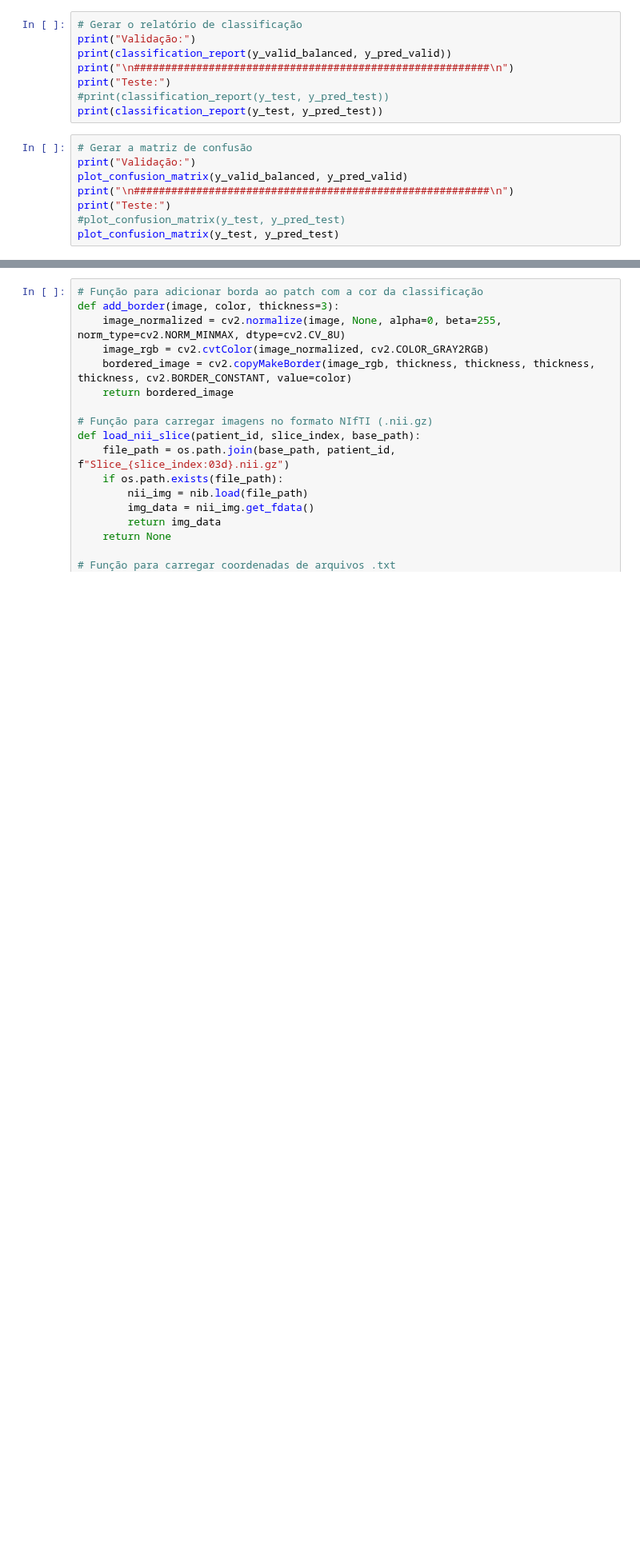
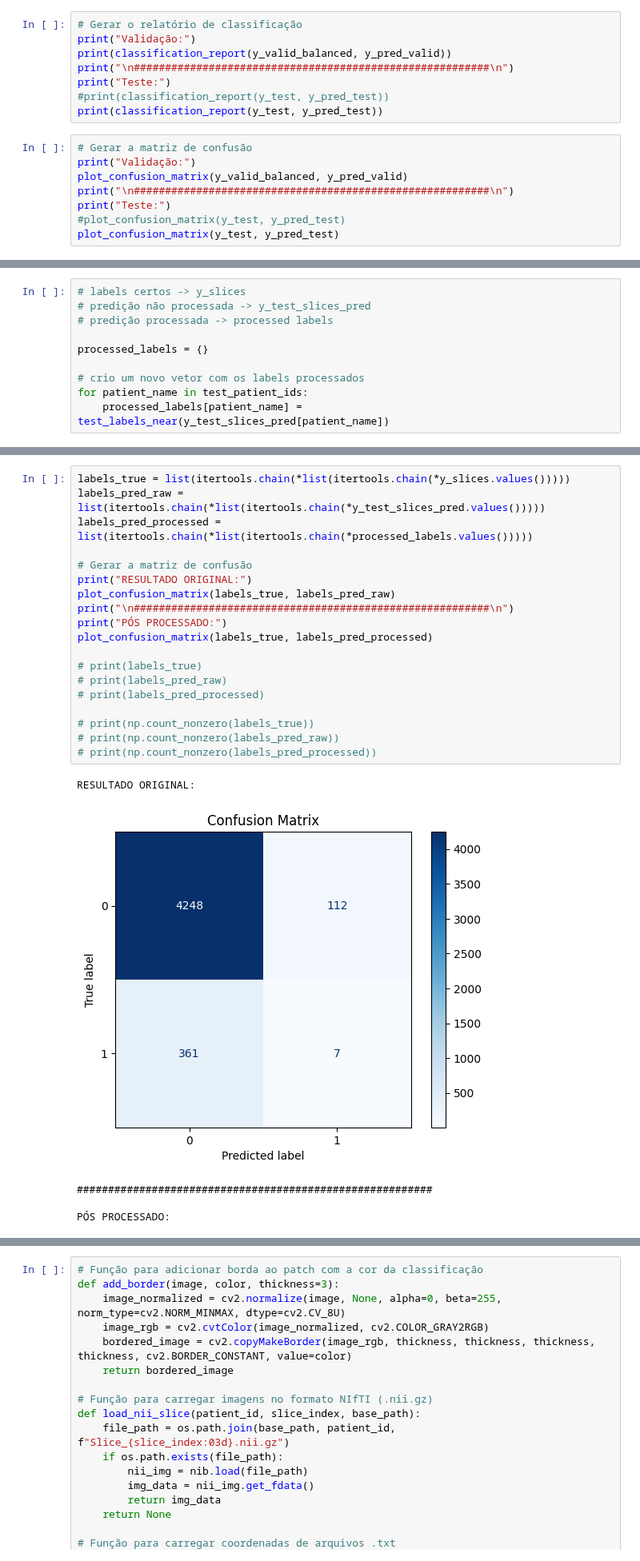
Before and after one commit to Gabriel-Panza/Machine-Learning-FCD, a Jupyter notebook: New Data/SNN.ipynb, the cells around one changed output, grey strips where cells are left out. Shown at 80% size. Saved outputs shown, nothing was run; the diff lists cells and outputs as text; blank space fills up the shorter version.

Commit message:
Post-processing
Comparison:
- between 3 sequential slices
- between imagens from same slice (this one might be wrong, gotta check later)

```diff
--- a/New Data/SNN.ipynb
+++ b/New Data/SNN.ipynb
@@ -600,0 +837,10 @@ plot_confusion_matrix(y_test, y_pred_test)
+# %%
+# labels certos -> y_slices
+# predição não processada -> y_test_slices_pred
+# predição processada -> processed labels
+
+processed_labels = {}
+
+# crio um novo vetor com os labels processados
+for patient_name in test_patient_ids:
+    processed_labels[patient_name] = test_labels_near(y_test_slices_pred[patient_name])
@@ -600,0 +865,25 @@ plot_confusion_matrix(y_test, y_pred_test)
+# %%
+labels_true = list(itertools.chain(*list(itertools.chain(*y_slices.values()))))
+labels_pred_raw = list(itertools.chain(*list(itertools.chain(*y_test_slices_pred.values()))))
+labels_pred_processed = list(itertools.chain(*list(itertools.chain(*processed_labels.values()))))
+
+# Gerar a matriz de confusão
+print("RESULTADO ORIGINAL:")
+plot_confusion_matrix(labels_true, labels_pred_raw)
+print("\n#########################################################\n")
+print("PÓS PROCESSADO:")
+plot_confusion_matrix(labels_true, labels_pred_processed)
+
+# print(labels_true)
+# print(labels_pred_raw)
+# print(labels_pred_processed)
+
+# print(np.count_nonzero(labels_true))
+# print(np.count_nonzero(labels_pred_raw))
+# print(np.count_nonzero(labels_pred_processed))
+# %% [output]
+RESULTADO ORIGINAL:
+[figure, added]
+#########################################################
+
+PÓS PROCESSADO:
```
Also changed, not shown: parts of 9 cells of this notebook, 1 other file.
